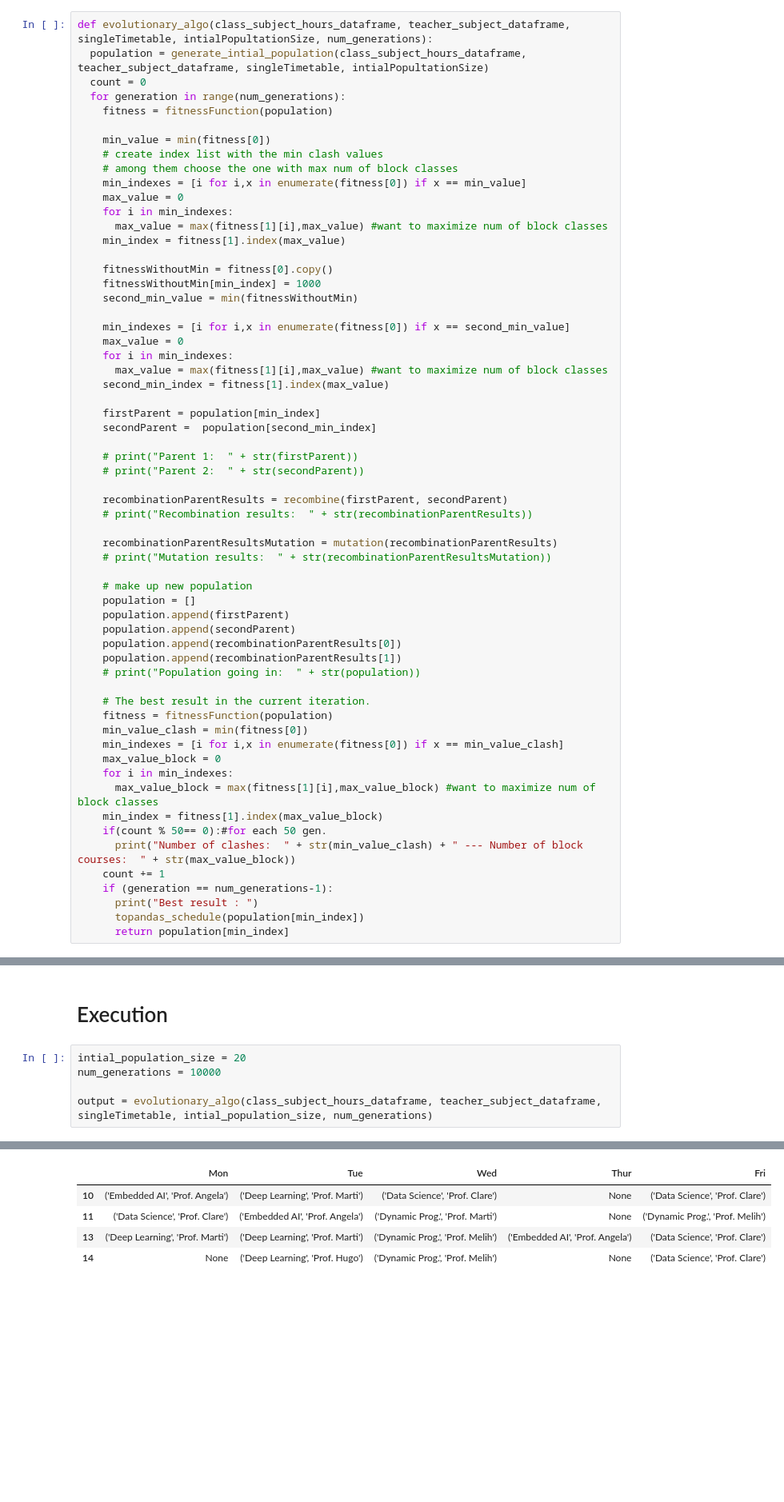
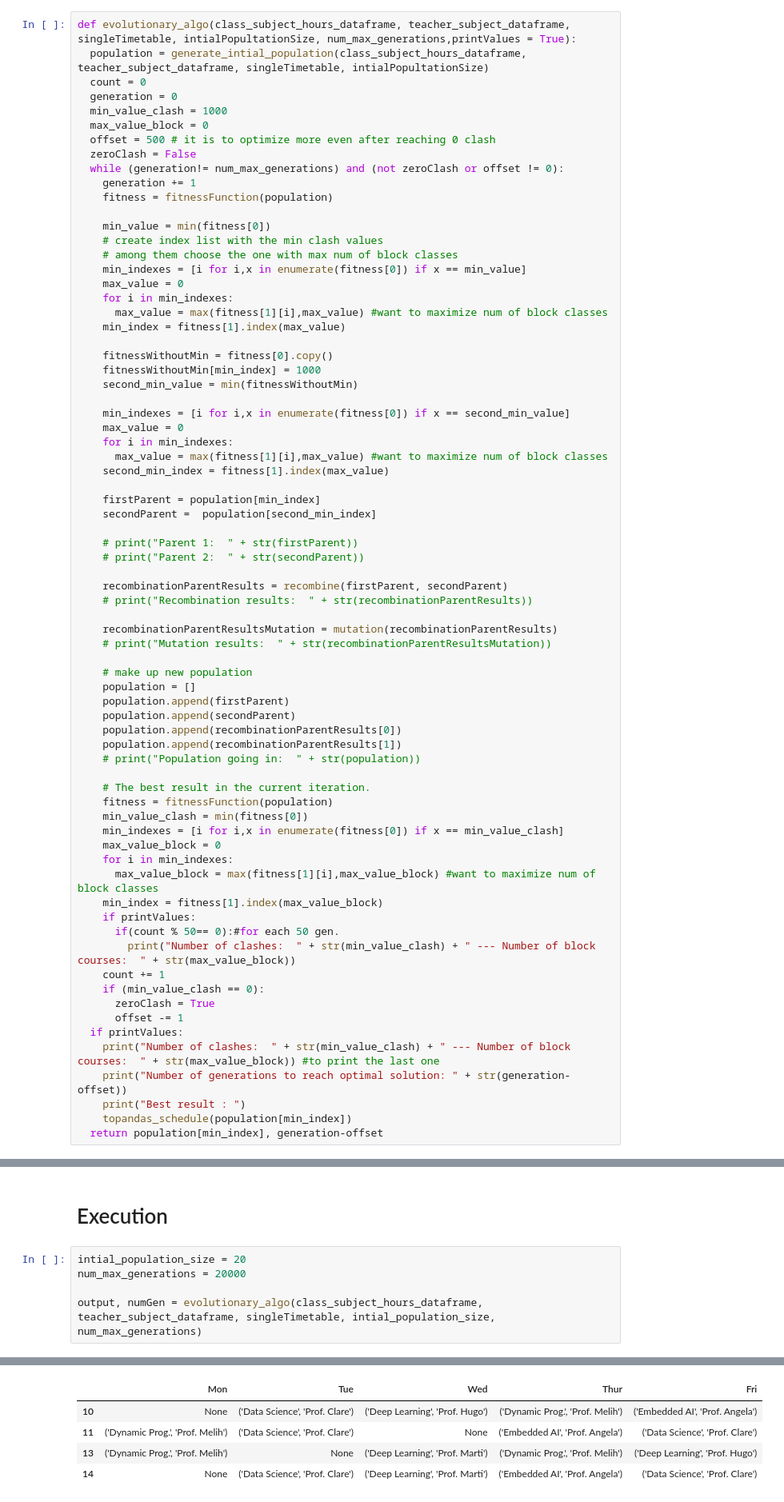
Before and after one commit to claredavies/ArtificialIntelligience, a Jupyter notebook: ComputationalIntelligienceAssignment2.ipynb, the cells around one changed output, grey strips where cells are left out. Shown: that part at 80% size. Drawn from its saved outputs; the diff is of its cells as text; blank space fills up the shorter version.

```diff
--- a/ComputationalIntelligienceAssignment2.ipynb
+++ b/ComputationalIntelligienceAssignment2.ipynb
@@ -466,10 +467,16 @@ def mutation(recombinationResults, force = False):
 
 #topandas_schedule(output)
 # %%
-def evolutionary_algo(class_subject_hours_dataframe, teacher_subject_dataframe, singleTimetable, intialPopultationSize, num_generations):
+def evolutionary_algo(class_subject_hours_dataframe, teacher_subject_dataframe, singleTimetable, intialPopultationSize, num_max_generations,printValues = True):
   population = generate_intial_population(class_subject_hours_dataframe, teacher_subject_dataframe, singleTimetable, intialPopultationSize)
   count = 0
-  for generation in range(num_generations):
+  generation = 0
+  min_value_clash = 1000
+  max_value_block = 0
+  offset = 500 # it is to optimize more even after reaching 0 clash
+  zeroClash = False
+  while (generation!= num_max_generations) and (not zeroClash or offset != 0):
+    generation += 1
     fitness = fitnessFunction(population)
 
     min_value = min(fitness[0])
@@ -519,10 +526,16 @@ def evolutionary_algo(class_subject_hours_dataframe, teacher_subject_dataframe,
     for i in min_indexes:
       max_value_block = max(fitness[1][i],max_value_block) #want to maximize num of block classes
     min_index = fitness[1].index(max_value_block)
-    if(count % 50== 0):#for each 50 gen.
-      print("Number of clashes:  " + str(min_value_clash) + " --- Number of block courses:  " + str(max_value_block))
+    if printValues:
+      if(count % 50== 0):#for each 50 gen.
+        print("Number of clashes:  " + str(min_value_clash) + " --- Number of block courses:  " + str(max_value_block))
     count += 1
-    if (generation == num_generations-1):
-      print("Best result : ")
-      topandas_schedule(population[min_index])
-      return population[min_index]
+    if (min_value_clash == 0):
+      zeroClash = True
+      offset -= 1
+  if printValues:
+    print("Number of clashes:  " + str(min_value_clash) + " --- Number of block courses:  " + str(max_value_block)) #to print the last one
+    print("Number of generations to reach optimal solution: " + str(generation-offset))
+    print("Best result : ")
+    topandas_schedule(population[min_index])
+  return population[min_index], generation-offset
@@ -566,7 +579,7 @@ def topandas_schedule(output):
 # Execution
 # %%
 intial_population_size = 20
-num_generations = 10000
+num_max_generations = 20000
 
-output = evolutionary_algo(class_subject_hours_dataframe, teacher_subject_dataframe, singleTimetable, intial_population_size, num_generations)
+output, numGen = evolutionary_algo(class_subject_hours_dataframe, teacher_subject_dataframe, singleTimetable, intial_population_size, num_max_generations)
 # %% [output]
@@ -595,8 +608,8 @@ Class  1
 Class  2
 |  | Mon | Tue | Wed | Thur | Fri |
-| 10 | ('Embedded AI', 'Prof. Angela') | ('Deep Learning', 'Prof. Marti') | ('Data Science', 'Prof. Clare') | None | ('Data Science', 'Prof. Clare') |
-| 11 | ('Data Science', 'Prof. Clare') | ('Embedded AI', 'Prof. Angela') | ('Dynamic Prog.', 'Prof. Marti') | None | ('Dynamic Prog.', 'Prof. Melih') |
-| 13 | ('Deep Learning', 'Prof. Marti') | ('Deep Learning', 'Prof. Marti') | ('Dynamic Prog.', 'Prof. Melih') | ('Embedded AI', 'Prof. Angela') | ('Data Science', 'Prof. Clare') |
-| 14 | None | ('Deep Learning', 'Prof. Hugo') | ('Dynamic Prog.', 'Prof. Melih') | None | ('Data Science', 'Prof. Clare') |
+| 10 | None | ('Data Science', 'Prof. Clare') | ('Deep Learning', 'Prof. Hugo') | ('Dynamic Prog.', 'Prof. Melih') | ('Embedded AI', 'Prof. Angela') |
+| 11 | ('Dynamic Prog.', 'Prof. Melih') | ('Data Science', 'Prof. Clare') | None | ('Embedded AI', 'Prof. Angela') | ('Data Science', 'Prof. Clare') |
+| 13 | ('Dynamic Prog.', 'Prof. Melih') | None | ('Deep Learning', 'Prof. Marti') | ('Dynamic Prog.', 'Prof. Melih') | ('Deep Learning', 'Prof. Hugo') |
+| 14 | None | ('Data Science', 'Prof. Clare') | ('Deep Learning', 'Prof. Marti') | ('Embedded AI', 'Prof. Angela') | ('Data Science', 'Prof. Clare') |
 Class  3
 |  | Mon | Tue | Wed | Thur | Fri |
```
Also changed, not shown: parts of 10 cells of this notebook.
